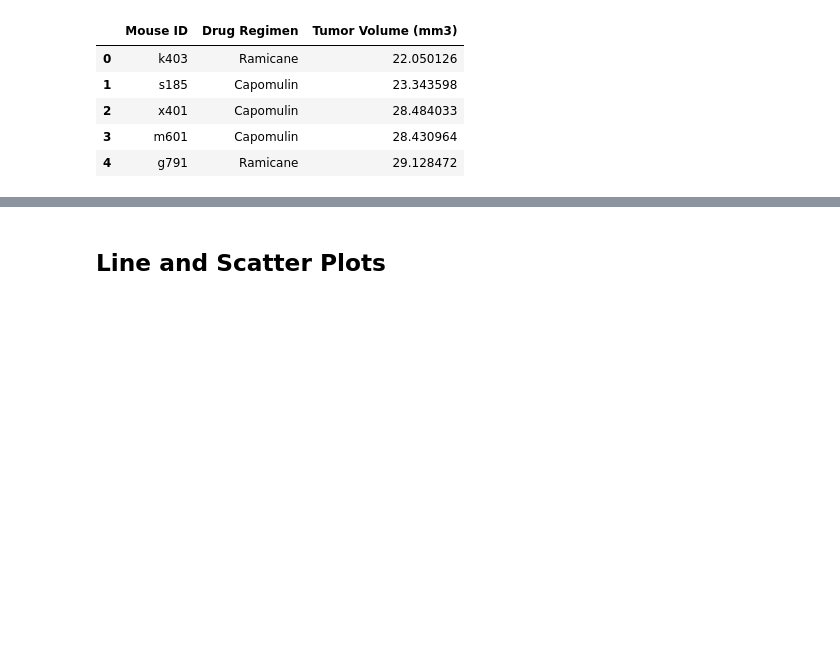
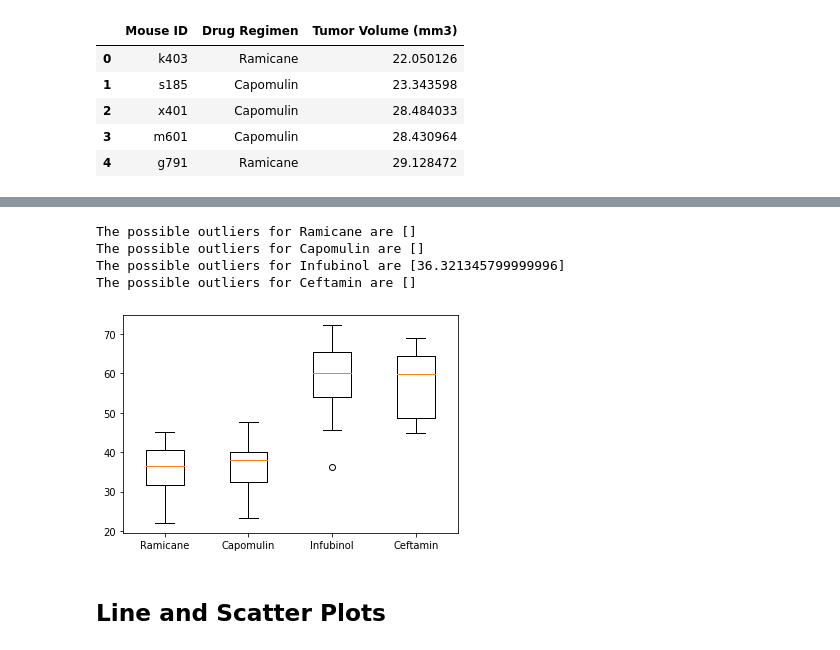
Before and after one commit to JohnShuford/Matplotlib-Challenge, a Jupyter notebook: Pymaceuticals/pymaceuticals.ipynb, the cells around one changed output, grey strips where cells are left out. Cells and saved outputs as stored; diff of their text form; code cells hidden in the pictures; blank space fills up the shorter version.

Commit message:
getting the for loop to pick up the heavy load

```diff
--- a/Pymaceuticals/pymaceuticals.ipynb
+++ b/Pymaceuticals/pymaceuticals.ipynb
@@ -321,5 +237,52 @@ Name: Tumor Volume (mm3), dtype: float64
+# %%
+# Put treatments into a list for for loop (and later for plot labels)
+treatments = final_tumor_volume['Drug Regimen'].unique()
+
+tumor_volume = []
+
+for drug in treatments:
+    tumor = final_tumor_volume.loc[final_tumor_volume['Drug Regimen'] == drug, 'Tumor Volume (mm3)']
+    tumor_volume.append(tumor)
+    quartiles = tumor.quantile([.25,.5,.75])
+    lowerq = quartiles[0.25]
+    upperq = quartiles[0.75]
+    iqr = upperq-lowerq
+    lower_bound = lowerq-1.5*iqr
+    upper_bound = upperq+1.5*iqr
+    outliers = [x for x in tumor if (x > upper_bound) | (x < lower_bound)]
+    print(f'The possible outliers for {drug} are {outliers}')
+#print(f'The possible ceftamin outliers are {cef_outliers}')
+
+
+#for x in final_tumor_volume['Tumor Volume (mm3)']:
+   #if final_tumor_volume['Drug Regimen'] == 'Infubinol'):
+       #infunibol_tumor.append(final_tumor_volume['Tumor Volume (mm3)'])
+
+
+# Calculate the IQR and quantitatively determine if there are any potential outliers.
+#quartiles = temperatures.quantile([.25,.5,.75])
+#lowerq = quartiles[0.25]
+#upperq = quartiles[0.75]
+#iqr = upperq-lowerq
+
+    # Locate the rows which contain mice on each drug and get the tumor volumes
+
+
+    # add subset
+
+
+    # Determine outliers using upper and lower bounds
+# %% [output]
+The possible outliers for Ramicane are []
+The possible outliers for Capomulin are []
+The possible outliers for Infubinol are [36.321345799999996]
+The possible outliers for Ceftamin are []
 # %%
 # Generate a box plot of the final tumor volume of each mouse across four regimens of interest
+plt.boxplot(tumor_volume, labels = treatments)
+plt.show()
+# %% [output]
+[figure, added]
 # %% [markdown]
 ## Line and Scatter Plots
 # %%
```
Also changed, not shown: parts of 1 cell of this notebook.
